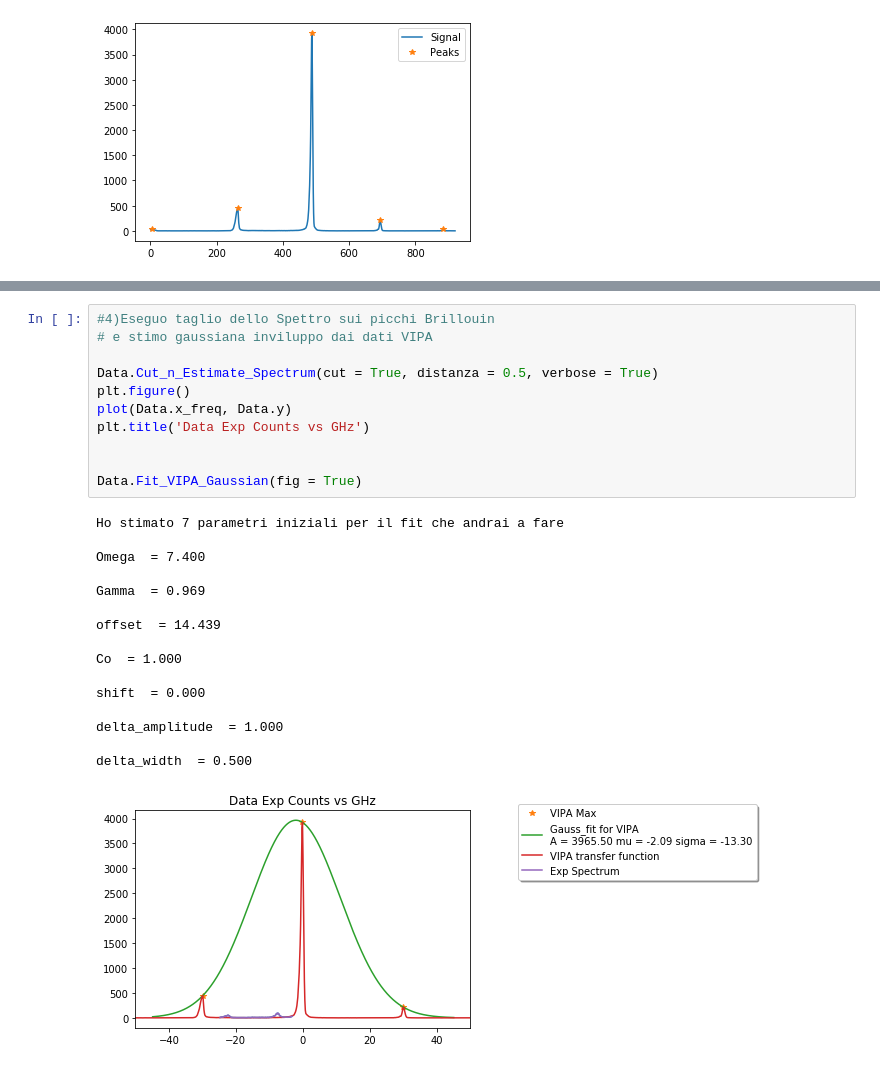
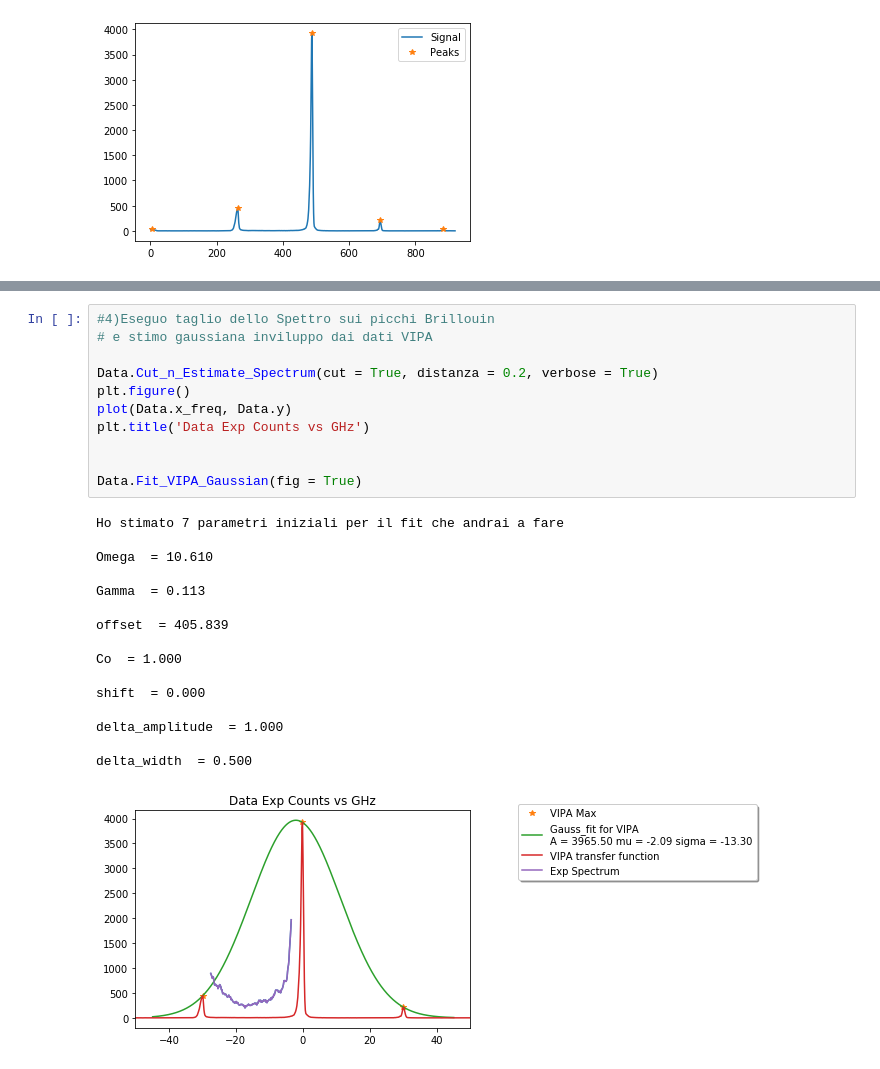
Before and after one commit to flautodipan/Python_Libraries, a Jupyter notebook: Experimentum_III.ipynb, the cells around one changed output, grey strips where cells are left out. Saved outputs shown, nothing was run; the diff lists cells and outputs as text.

```diff
--- a/Experimentum_III.ipynb
+++ b/Experimentum_III.ipynb
@@ -97,31 +145,31 @@ Ho trovato valore dell'altezza per avere 4 picchi: 53.000000
 # %%
 #4)Eseguo taglio dello Spettro sui picchi Brillouin
 # e stimo gaussiana inviluppo dai dati VIPA
 
-Data.Cut_n_Estimate_Spectrum(cut = True, distanza = 0.5, verbose = True)
+Data.Cut_n_Estimate_Spectrum(cut = True, distanza = 0.2, verbose = True)
 plt.figure()
 plot(Data.x_freq, Data.y)
 plt.title('Data Exp Counts vs GHz')
 
 
 Data.Fit_VIPA_Gaussian(fig = True)
 # %% [output]
 Ho stimato 7 parametri iniziali per il fit che andrai a fare
 
-Omega  = 7.400
+Omega  = 10.610
 
-Gamma  = 0.969
+Gamma  = 0.113
 
-offset  = 14.439
+offset  = 405.839
 
 Co  = 1.000
 
 shift  = 0.000
 
 delta_amplitude  = 1.000
 
 delta_width  = 0.500
-[figure, old version]
+[figure, new version]
 # %%
 #5) Stimo parametri iniziali con un fit ridotto
 #5A) piccola prova iniziale
```
Also changed, not shown: parts of 14 cells of this notebook, 3 other files.
